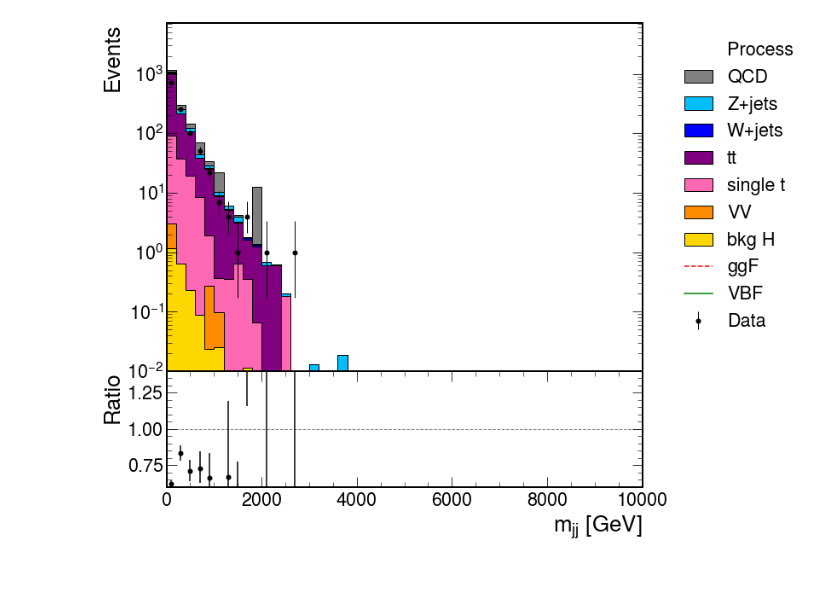
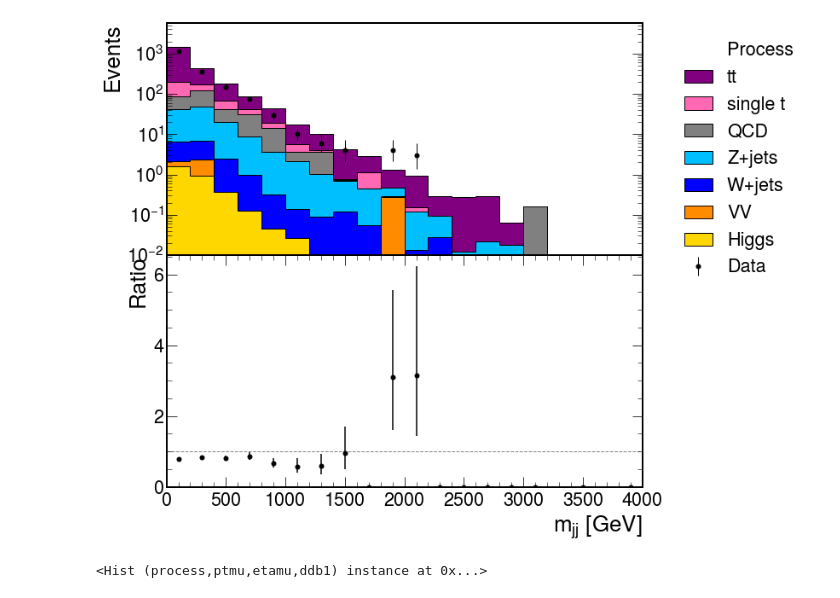
Before and after one commit to jennetd/hbb-cut-based, a Jupyter notebook: vbf-category/ggf-vbf-ddb2-plots/plots-muon.ipynb, the cells around one changed output. Saved outputs shown, nothing was run; the diff lists cells and outputs as text; code cells hidden in the pictures.

```diff
--- a/vbf-category/ggf-vbf-ddb2-plots/plots-muon.ipynb
+++ b/vbf-category/ggf-vbf-ddb2-plots/plots-muon.ipynb
@@ -24,7 +24,7 @@ with open('xsec.json') as f:
 with open('pmap.json') as f:
   pmap = json.load(f)
 # %%
-year = '2017'
+year = '2016'
 nfiles = len(subprocess.getoutput("ls infiles-split/"+year+"*.json").split())
 outsum = processor.dict_accumulator()
 # %%
@@ -56,4 +60,8 @@ plot_datamc_ggfvbf(smalljetkin.sum('dphi','mjj'), year+'/datamc_mucr_deta', '$\D
 # %%
-plot_datamc_ggfvbf(smalljetkin.sum('deta','dphi'), year+'/datamc_mucr_mjj', '$m_{jj}$ [GeV]',xlim=0)
+plot_datamc_muoncr(smalljetkin.sum('deta','dphi','ddb1'), year+'/datamc_mucr_mjj', '$m_{jj}$ [GeV]',xlim=4000)
 # %% [output]
-[figure, old version]
+[figure, new version]
+# %%
+muonkin
+# %% [output]
+<Hist (process,ptmu,etamu,ddb1) instance at 0x...>
```
Also changed, not shown: parts of 7 cells of this notebook, 52 other files.
